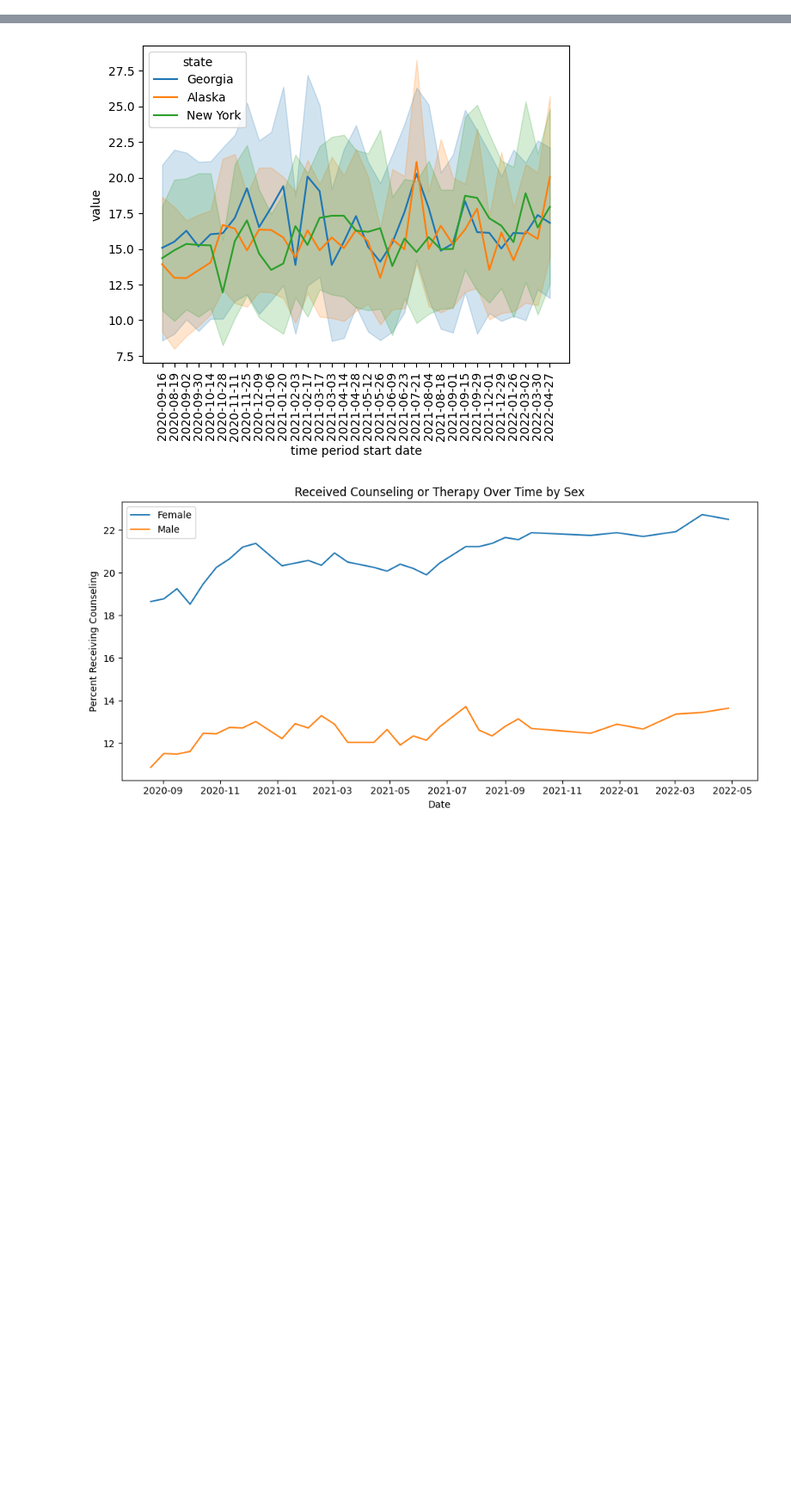
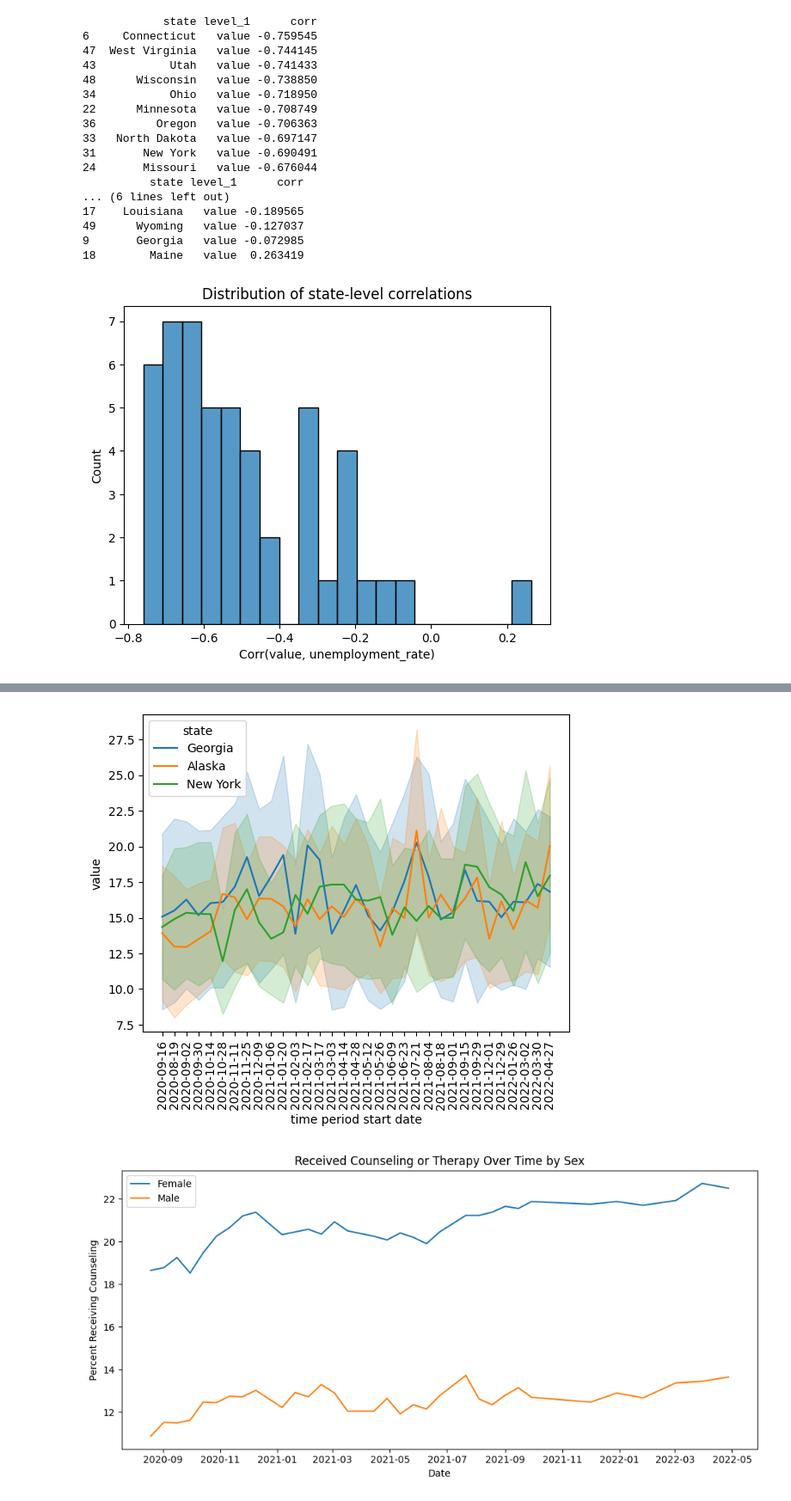
Before and after one commit to DataTrainingFoundations/MHIngestion, a Jupyter notebook: analysis/ryan_analysis.ipynb, the cells around one changed output, grey strips where cells are left out. Shown at 86% size. Drawn from its saved outputs; the diff is of its cells as text; code cells hidden in the pictures; blank space fills up the shorter version.

```diff
--- a/analysis/ryan_analysis.ipynb
+++ b/analysis/ryan_analysis.ipynb
@@ -56,0 +86,24 @@ plt.show()
+# %%
+#correlation between unemployment and mental health assistance
+if "unemployment_rate" not in u_df.columns and "value" in u_df.columns:
+    u_df = u_df.rename(columns={"value": "unemployment_rate"})
+
+# Mental health (CDC)
+mh = df_useful.copy()
+mh["time_period_start_date"] = pd.to_datetime(mh["time_period_start_date"], errors="coerce")
+mh["year"] = mh["time_period_start_date"].dt.year
+mh["month"] = mh["time_period_start_date"].dt.month
+
+#separating the mental health database into the 2 usefule indicators one per dataframe
+mh_unmet = mh[mh["indicator"] == "Needed Counseling or Therapy But Did Not Get It, Last 4 Weeks"].copy()
+mh_treat = mh[mh["indicator"] == "Took Prescription Medication for Mental Health And/Or Received Counseling or Therapy, Last 4 Weeks"].copy()
+
+
+# Unemployment (BLS)
+u = u_df.copy()
+u["date"] = pd.to_datetime(u["date"], errors="coerce")
+u["year"] = u["date"].dt.year
+u["month"] = u["date"].dt.month
+
+
+u_df["unemployment_rate"] = pd.to_numeric(u_df["unemployment_rate"], errors="coerce")
@@ -56,0 +178,39 @@ plt.show()
+# %%
+#suprisingly low correlation going to try to figure out why
+#looking at it by state treat first
+corr_by_state_treat = (
+    merged_treat.groupby("state")[["value", "unemployment_rate"]]
+          .corr(numeric_only=True)
+          .iloc[0::2, -1]   # grab corr(value, unemployment_rate) for each state
+          .reset_index()
+          .rename(columns={"unemployment_rate": "corr"})
+)
+
+corr_by_state_treat = corr_by_state_treat.sort_values("corr")
+print(corr_by_state_treat.head(10))
+print(corr_by_state_treat.tail(10))
+
+plt.figure()
+sns.histplot(corr_by_state_treat["corr"], bins=20)
+plt.title("Distribution of state-level correlations")
+plt.xlabel("Corr(value, unemployment_rate)")
+plt.show()
+# %% [output]
+            state level_1      corr
+6     Connecticut   value -0.759545
+47  West Virginia   value -0.744145
+43           Utah   value -0.741433
+48      Wisconsin   value -0.738850
+34           Ohio   value -0.718950
+22      Minnesota   value -0.708749
+36         Oregon   value -0.706363
+33   North Dakota   value -0.697147
+31       New York   value -0.690491
+24       Missouri   value -0.676044
+          state level_1      corr
+... (6 lines left out)
+17    Louisiana   value -0.189565
+49      Wyoming   value -0.127037
+9       Georgia   value -0.072985
+18        Maine   value  0.263419
+[figure, added]
```
Also changed, not shown: parts of 22 cells of this notebook, 3 other files.
